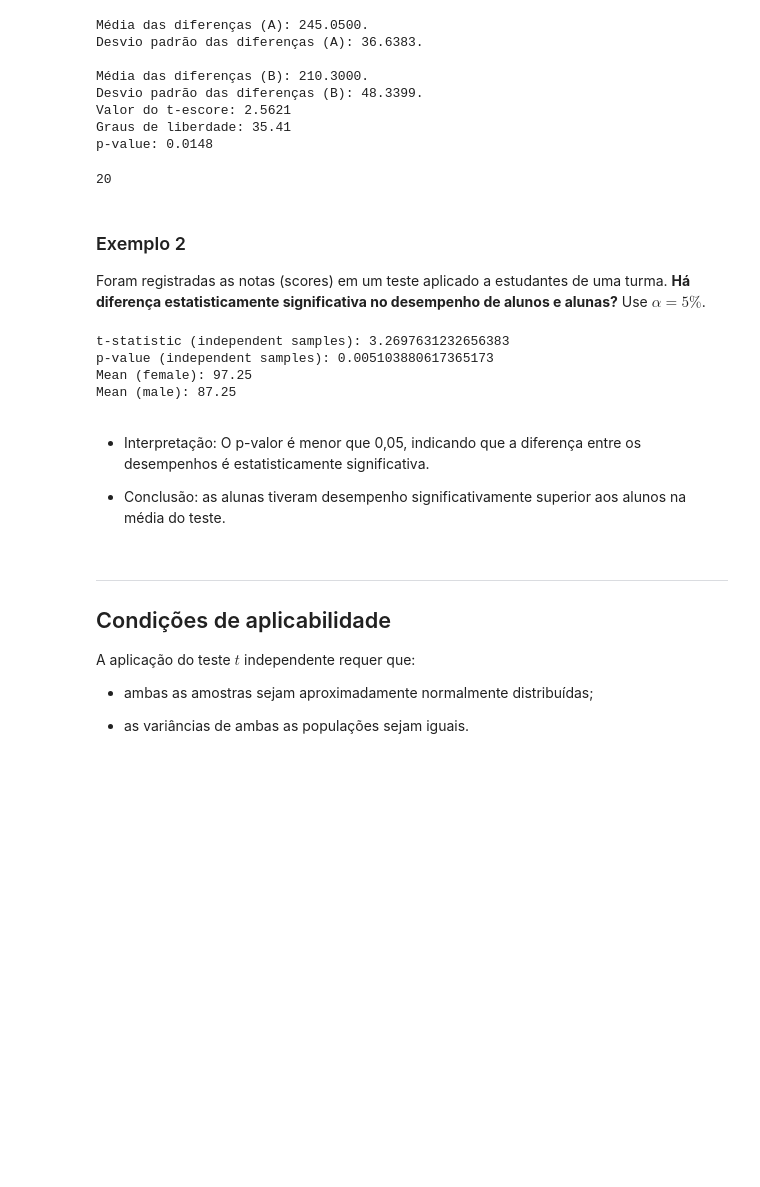
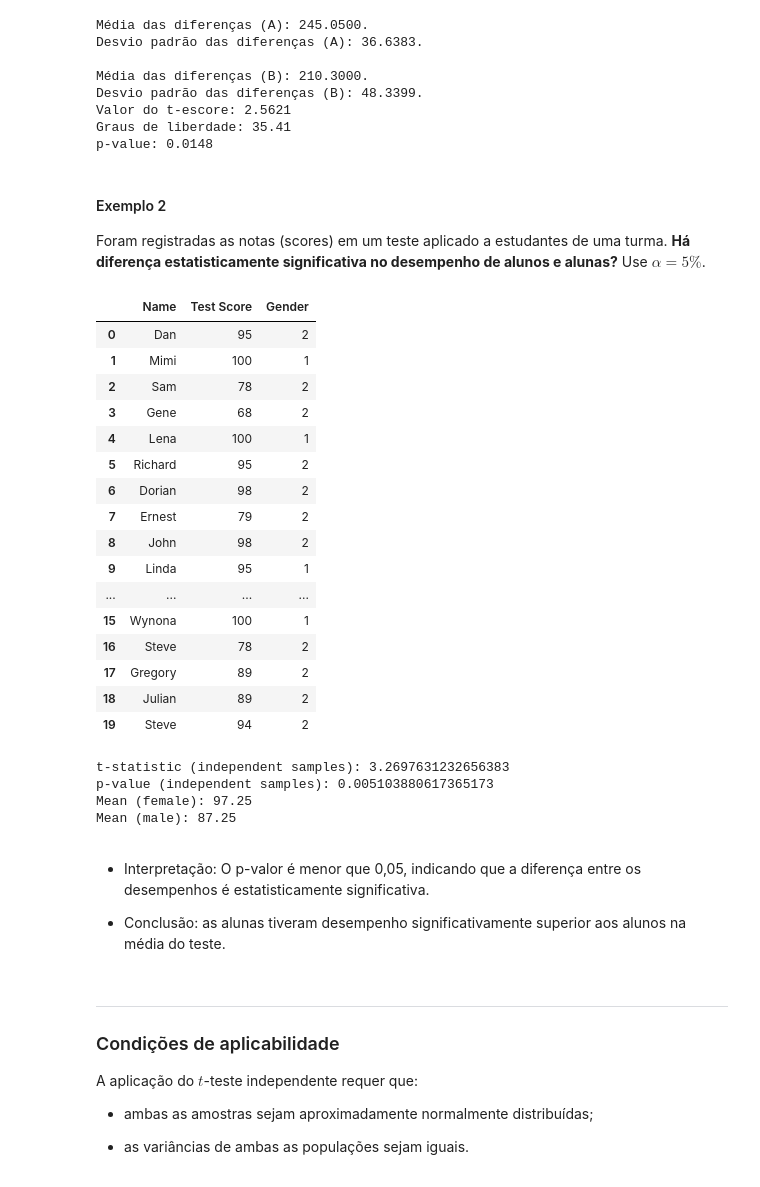
Before and after one commit to AILAB-CEFET-RJ/gcc1625, a Jupyter notebook: notebooks/04c_testes_hipoteses_t_teste.ipynb, the cells around one changed output. Saved outputs shown, nothing was run; the diff lists cells and outputs as text; code cells hidden in the pictures; blank space fills up the shorter version.

Commit message:
Atualiza conteúdo sobre t-teste

```diff
--- a/notebooks/04c_testes_hipoteses_t_teste.ipynb
+++ b/notebooks/04c_testes_hipoteses_t_teste.ipynb
@@ -646,61 +763,74 @@ Desvio padrão das diferenças (B): 48.3399.
 Valor do t-escore: 2.5621
 Graus de liberdade: 35.41
 p-value: 0.0148
-# %%
-antes  = np.array([233, 291, 312, 250, 246, 197, 268, 224, 239, 239, 254, 276,
-                   234, 181, 248, 252, 202, 218, 212, 325])
-antes.shape[0]
-# %% [output]
-20
 # %% [markdown]
-### Exemplo 2
+#### Exemplo 2
 
 Foram registradas as notas (scores) em um teste aplicado a estudantes de uma turma. **Há diferença estatisticamente significativa no desempenho de alunos e alunas?** Use $\alpha=5\%$.
 # %%
 import pandas as pd
 
 # Montagem do DataFrame
 data = {
     "Name": ["Dan", "Mimi", "Sam", "Gene", "Lena", "Richard", "Dorian", "Ernest", "John", "Linda",
              "Martha", "Geta", "Delia", "Damian", "Sylvia", "Wynona", "Steve", "Gregory", "Julian", "Steve"],
     "Test Score": [95, 100, 78, 68, 100, 95, 98, 79, 98, 95,
                    90, 95, 98, 86, 100, 100, 78, 89, 89, 94],
     "Gender": [2, 1, 2, 2, 1, 2, 2, 2, 2, 1,
                1, 1, 1, 2, 1, 1, 2, 2, 2, 2]  # 1 = Female, 2 = Male
 }
 
 df = pd.DataFrame(data)
-
-# Separação por gênero
-scores_females = df[df["Gender"] == 1]["Test Score"]
-scores_males = df[df["Gender"] == 2]["Test Score"]
-
-# Aplicação do t-teste para amostras independentes (variâncias não assumidas iguais)
-t_stat_ind, p_val_ind = stats.ttest_ind(scores_females, scores_males, equal_var=False)
-
-# Médias por grupo
-mean_female = scores_females.mean()
-mean_male = scores_males.mean()
-
-# Exibição dos resultados
-print("t-statistic (independent samples):", t_stat_ind)
-print("p-value (independent samples):", p_val_ind)
-print("Mean (female):", mean_female)
-print("Mean (male):", mean_male)
+df.head(50)
 # %% [output]
-t-statistic (independent samples): 3.2697631232656383
-p-value (independent samples): 0.005103880617365173
-Mean (female): 97.25
-Mean (male): 87.25
+|  | Name | Test Score | Gender |
+| 0 | Dan | 95 | 2 |
+| 1 | Mimi | 100 | 1 |
+| 2 | Sam | 78 | 2 |
+| 3 | Gene | 68 | 2 |
+| 4 | Lena | 100 | 1 |
+| 5 | Richard | 95 | 2 |
+| 6 | Dorian | 98 | 2 |
+| 7 | Ernest | 79 | 2 |
+| 8 | John | 98 | 2 |
+| 9 | Linda | 95 | 1 |
+| ... | ... | ... | ... |
+| 15 | Wynona | 100 | 1 |
+| 16 | Steve | 78 | 2 |
+| 17 | Gregory | 89 | 2 |
+| 18 | Julian | 89 | 2 |
+| 19 | Steve | 94 | 2 |
+# %%
+# Separação por gênero
+scores_females = df[df["Gender"] == 1]["Test Score"]
+scores_males = df[df["Gender"] == 2]["Test Score"]
+
+# Aplicação do t-teste para amostras independentes (variâncias não assumidas iguais)
+t_stat_ind, p_val_ind = stats.ttest_ind(scores_females, scores_males, equal_var=False)
+
+# Médias por grupo
+mean_female = scores_females.mean()
+mean_male = scores_males.mean()
+
+# Exibição dos resultados
+print("t-statistic (independent samples):", t_stat_ind)
+print("p-value (independent samples):", p_val_ind)
+print("Mean (female):", mean_female)
+print("Mean (male):", mean_male)
+# %% [output]
+t-statistic (independent samples): 3.2697631232656383
+p-value (independent samples): 0.005103880617365173
+Mean (female): 97.25
+Mean (male): 87.25
 # %% [markdown]
 - Interpretação: O p-valor é menor que 0,05, indicando que a diferença entre os desempenhos é estatisticamente significativa.
 
 - Conclusão: as alunas tiveram desempenho significativamente superior aos alunos na média do teste.
 # %% [markdown]
 ---
-## Condições de aplicabilidade
+### Condições de aplicabilidade
 
-A aplicação do teste $t$ independente requer que:
+A aplicação do $t$-teste independente requer que:
 
 - ambas as amostras sejam aproximadamente normalmente distribuídas;
 
```
Also changed, not shown: parts of 21 cells of this notebook.
